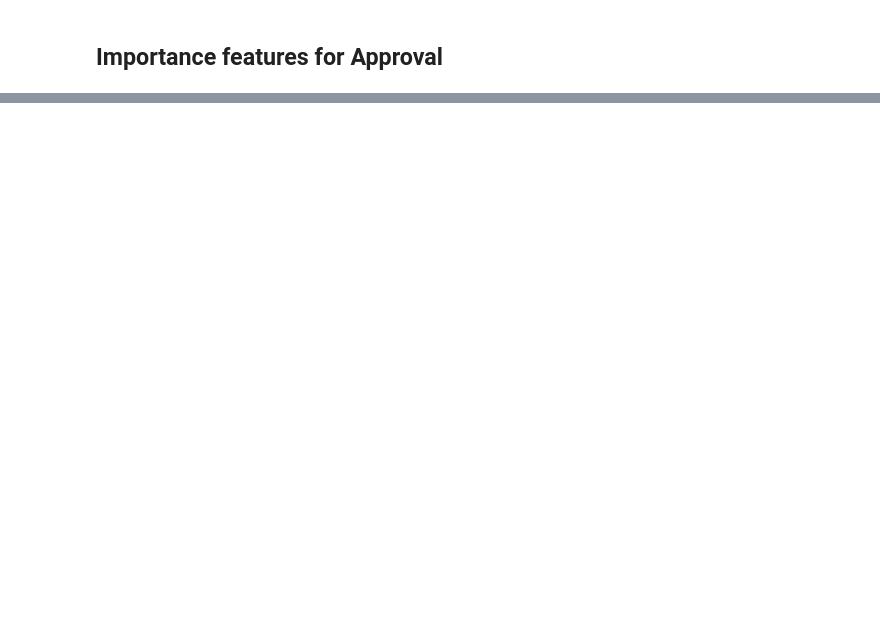
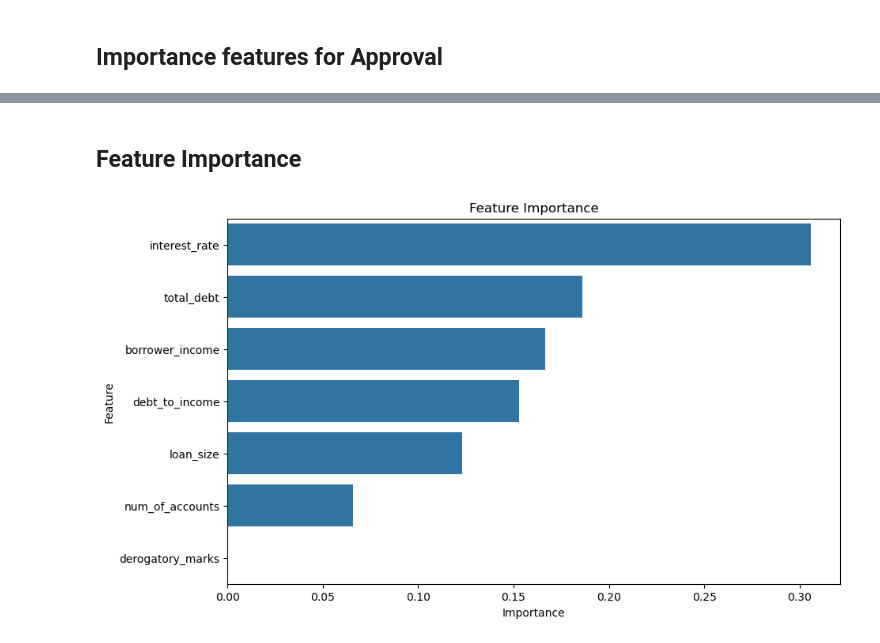
Before and after one commit to Danny2706/loan-approval-api, a Jupyter notebook: Loan_Approval.ipynb, the cells around one changed output, grey strips where cells are left out. Drawn from its saved outputs; the diff is of its cells as text; code cells hidden in the pictures; blank space fills up the shorter version.

```diff
--- a/Loan_Approval.ipynb
+++ b/Loan_Approval.ipynb
@@ -259,0 +342,22 @@ sorted(zip(importances, feature_names), reverse=True)
+# %% [markdown]
+## Feature Importance
+# %%
+import pandas as pd
+import matplotlib.pyplot as plt
+
+# Get feature importances from the trained model
+importances = model.feature_importances_
+
+# Create a DataFrame for feature importance
+feature_importance_df = pd.DataFrame({'Feature': X.columns, 'Importance': importances})
+
+# Sort the features by importance
+feature_importance_df = feature_importance_df.sort_values(by='Importance', ascending=False)
+
+# Plot feature importance
+plt.figure(figsize=(10, 6))
+sns.barplot(x='Importance', y='Feature', data=feature_importance_df)
+plt.title('Feature Importance')
+plt.show()
+# %% [output]
+[figure, added]
```
Also changed, not shown: parts of 9 cells of this notebook, 1 other file.
